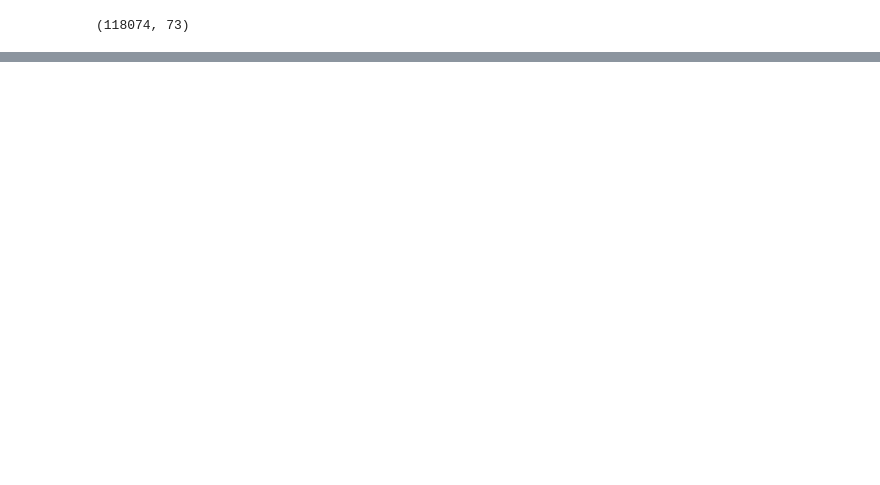
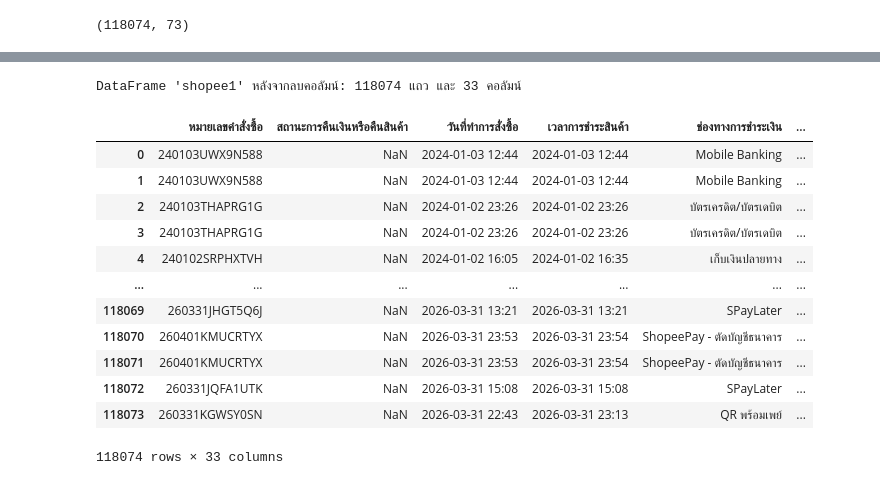
Before and after one commit to bugsotim/INTERNSHIP_CN_2026, a Jupyter notebook: shopee.ipynb, the cells around one changed output, grey strips where cells are left out. Saved outputs shown, nothing was run; the diff lists cells and outputs as text; code cells hidden in the pictures; blank space fills up the shorter version.

```diff
--- a/shopee.ipynb
+++ b/shopee.ipynb
@@ -236,5 +242,5 @@ DataFrame 'shopee' ถูกส่งออกไปยัง '/content/drive/My
 # %%
-file_path_01 = '/content/drive/MyDrive/intern CHN/shopee_cleandata.xlsx'
+file_path_01 = '/content/drive/MyDrive/intern CHN/shopee_combined_data.xlsx'
 # %%
-shopee_data =  pd.read_excel(file_path_01)
+shopee1=  pd.read_excel(file_path_01)
 # %%
@@ -243,0 +266,67 @@ shopee_data.shape
+# %%
+columns_to_drop = [
+    'สถานะการสั่งซื้อ',
+    'Hot Listing',
+    'ชื่อผู้ใช้ (ผู้ซื้อ)',
+    'วิธีการจัดส่ง',
+    'หมายเลขติดตามพัสดุ',
+    'เลขอ้างอิง Parent SKU',
+    'โค้ด Coins Cashback ชำระโดยผู้ขาย',
+    'โค้ดส่วนลด',
+    'เข้าร่วมแคมเปญ bundle deal หรือไม่',
+    'ส่วนลด bundle deal ชำระโดยผู้ขาย',
+    'ส่วนลด bundle deal ชำระโดย Shopee',
+    'โปรโมชั่นช่องทางชำระเงินทั้งหมด',
+    'ส่วนลดเครื่องเก่าแลกใหม่',
+    'โบนัสส่วนลดเครื่องเก่าแลกใหม่',
+    'Transaction Fee',
+    'ค่าจัดส่งที่ชำระโดยผู้ซื้อ',
+    'ค่าจัดส่งที่ Shopee ออกให้โดยประมาณ',
+    'ค่าจัดส่งสินค้าคืน',
+    'โบนัสส่วนลดเครื่องเก่าแลกใหม่จากผู้ขาย',
+    'ชื่อผู้รับ',
+    'หมายเลขโทรศัพท์',
+    'หมายเหตุจากผู้ซื้อ',
+    'ที่อยู่ในการจัดส่ง',
+    'รหัสไปรษณีย์',
+    'ประเภทคำสั่งซื้อ',
+    'บันทึก',
+    'ผู้ซื้อร้องขอใบกำกับภาษี',
+    'ประเภทใบกำกับภาษี',
+    'ชื่อ',
+    'ประเภทสาขา',
+    'ชื่อสาขา',
+    'รหัสประจำสาขา',
+    'ที่อยู่สำหรับออกใบกำกับภาษีแบบเต็มรูป',
+    'รายละเอียดที่อยู่',
+    'แขวง/ตำบล',
+    'เขต/อำเภอ.1',
+    'จังหวัด.1',
+    'รหัสไปรษณีย์.1',
+    'หมายเลขประจำตัวผู้เสียภาษี',
+    'หมายเลขโทรศัพท์สำหรับออกใบกำกับภาษี',
+    'อีเมลสำหรับรับใบกำกับภาษี'
+]
+
+# Drop the specified columns
+shopee1 = shopee1.drop(columns=columns_to_drop, errors='ignore')
+
+print(f"DataFrame 'shopee1' หลังจากลบคอลัมน์: {shopee1.shape[0]} แถว และ {shopee1.shape[1]} คอลัมน์")
+# %% [output]
+DataFrame 'shopee1' หลังจากลบคอลัมน์: 118074 แถว และ 33 คอลัมน์
+# %%
+shopee1
+# %% [output]
+|  | หมายเลขคำสั่งซื้อ | สถานะการคืนเงินหรือคืนสินค้า | วันที่ทำการสั่งซื้อ | เวลาการชำระสินค้า | ช่องทางการชำระเงิน | ... |
+| 0 | 240103UWX9N588 | NaN | 2024-01-03 12:44 | 2024-01-03 12:44 | Mobile Banking | ... |
+| 1 | 240103UWX9N588 | NaN | 2024-01-03 12:44 | 2024-01-03 12:44 | Mobile Banking | ... |
+| 2 | 240103THAPRG1G | NaN | 2024-01-02 23:26 | 2024-01-02 23:26 | บัตรเครดิต/บัตรเดบิต | ... |
+| 3 | 240103THAPRG1G | NaN | 2024-01-02 23:26 | 2024-01-02 23:26 | บัตรเครดิต/บัตรเดบิต | ... |
+| 4 | 240102SRPHXTVH | NaN | 2024-01-02 16:05 | 2024-01-02 16:35 | เก็บเงินปลายทาง | ... |
+| ... | ... | ... | ... | ... | ... | ... |
+| 118069 | 260331JHGT5Q6J | NaN | 2026-03-31 13:21 | 2026-03-31 13:21 | SPayLater | ... |
+| 118070 | 260401KMUCRTYX | NaN | 2026-03-31 23:53 | 2026-03-31 23:54 | ShopeePay - ตัดบัญชีธนาคาร | ... |
+| 118071 | 260401KMUCRTYX | NaN | 2026-03-31 23:53 | 2026-03-31 23:54 | ShopeePay - ตัดบัญชีธนาคาร | ... |
+| 118072 | 260331JQFA1UTK | NaN | 2026-03-31 15:08 | 2026-03-31 15:08 | SPayLater | ... |
+| 118073 | 260331KGWSY0SN | NaN | 2026-03-31 22:43 | 2026-03-31 23:13 | QR พร้อมเพย์ | ... |
+118074 rows × 33 columns
```
Also changed, not shown: parts of 3 cells of this notebook.
